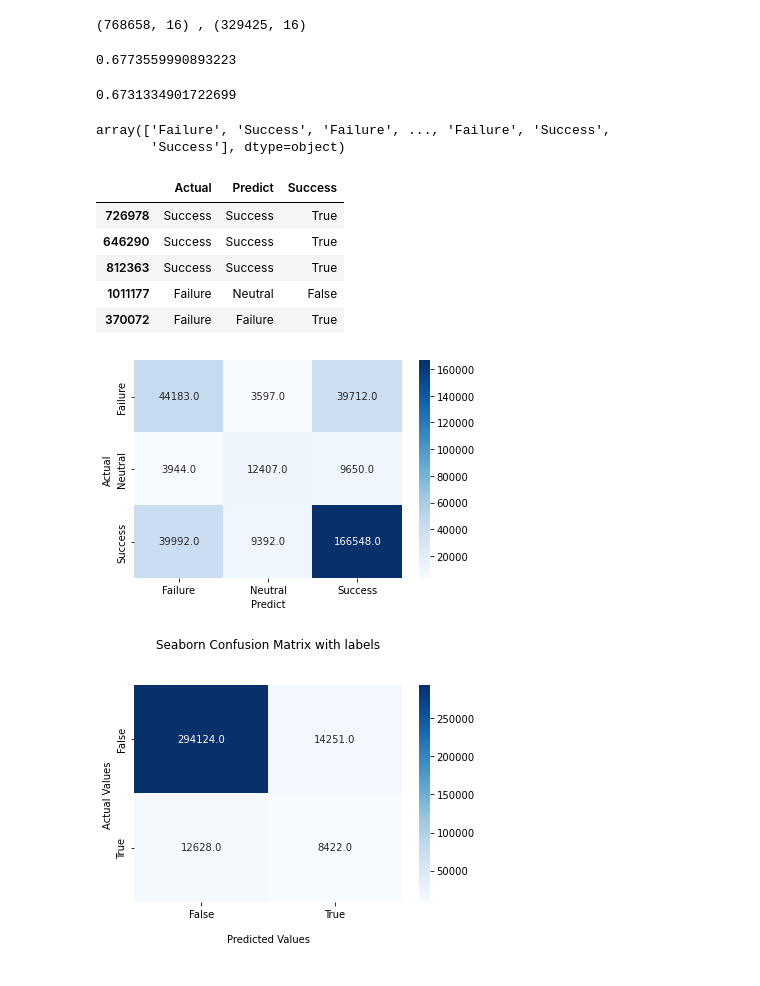
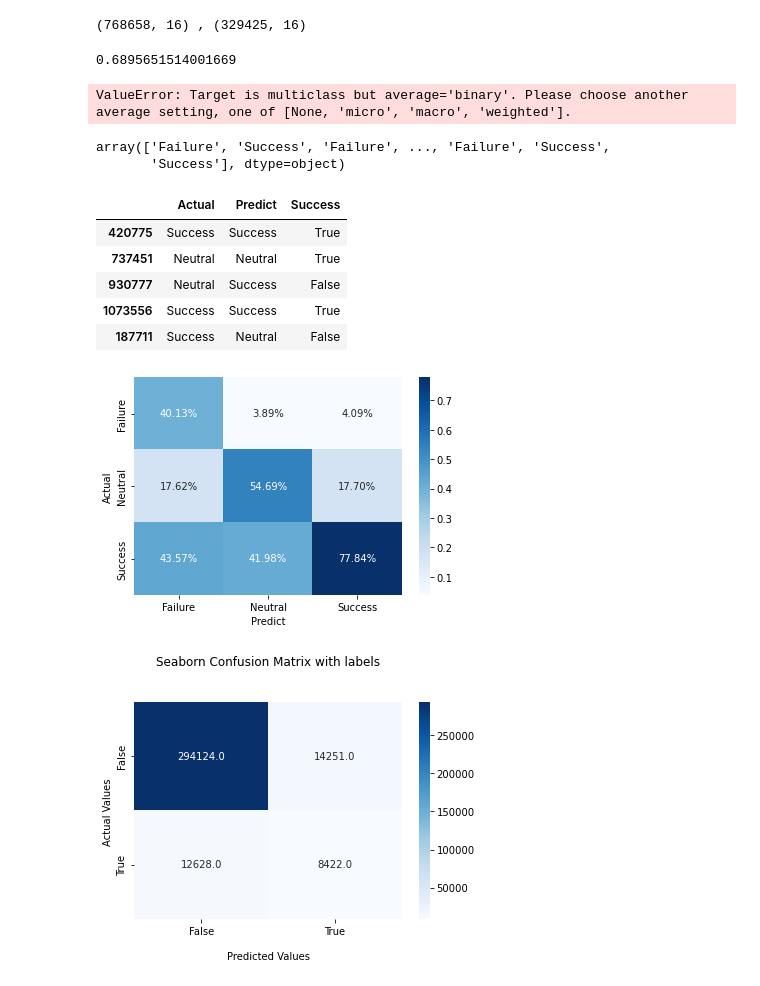
Before and after one commit to gprasad125/soccerDemo, a Jupyter notebook: Notebooks/model_2.ipynb, the cells around one changed output. Cells and saved outputs as stored; diff of their text form; code cells hidden in the pictures.

Commit message:
visuals

```diff
--- a/Notebooks/model_2.ipynb
+++ b/Notebooks/model_2.ipynb
@@ -79,14 +79,20 @@ for col in df.columns:
 
 
 # Duel,
-# failure = ["Miscontrol", "Dispossessed", "Interception", "Error", "Own Goal For", "Bad Behaviour"]
-# failure = np.array(failure)
+failure = ["Miscontrol", "Dispossessed", "Interception", "Error", "Own Goal For", "Bad Behaviour"]
+failure = np.array(failure)
 
 def convert_to_angle(angle):
 
     factor = 180 / math.pi
     return angle * factor
 
+def isSuccess(event):
+
+    if (event in failure):
+        return False
+
+    return True
 def getType(event):
 
     if (event in failure):
@@ -148,12 +154,12 @@ preds = model.predict(x_test_tr)
 bool_arr = (preds == y_test)
 bool_arr.mean()
 # %% [output]
-0.6773559990893223
+0.6895651514001669
 # %%
-f1 = f1_score(y_test, preds, average = 'micro')
+f1 = f1_score(y_test, preds)#, average = 'micro')
 f1
 # %% [output]
-0.6731334901722699
+ValueError: Target is multiclass but average='binary'. Please choose another average setting, one of [None, 'micro', 'macro', 'weighted'].
 # %%
 preds
 # %% [output]
@@ -193,20 +199,22 @@ compare.head()
 # tn = compare.loc[(compare["Actual"] == False) & (compare["Predict"] == False)].shape[0]
 
 # confusion_matrix = np.array([[tp, fn],[fp, tn]])
+# confusion_matrix = confusion_matrix / confusion_matrix.sum()
 # %% [output]
 |  | Actual | Predict | Success |
-| 726978 | Success | Success | True |
-| 646290 | Success | Success | True |
-| 812363 | Success | Success | True |
-| 1011177 | Failure | Neutral | False |
-| 370072 | Failure | Failure | True |
+| 420775 | Success | Success | True |
+| 737451 | Neutral | Neutral | True |
+| 930777 | Neutral | Success | False |
+| 1073556 | Success | Success | True |
+| 187711 | Success | Neutral | False |
 # %%
-# tp = compare[compare["Success"] == True].shape[0]
-# fp =
+cm = pd.crosstab(compare["Actual"], compare["Predict"])
+cm = cm / cm.sum(axis = 1)
 
-ax = sns.heatmap(pd.crosstab(compare["Actual"], compare["Predict"]), annot = True, cmap = "Blues", fmt = ".1f")
+import seaborn as sns
+ax = sns.heatmap(cm, annot = True, cmap = "Blues", fmt = ".2%")
 # %% [output]
-[figure, old version]
+[figure, new version]
 # %%
 import seaborn as sns
 
```
Also changed, not shown: parts of 1 cell of this notebook.
